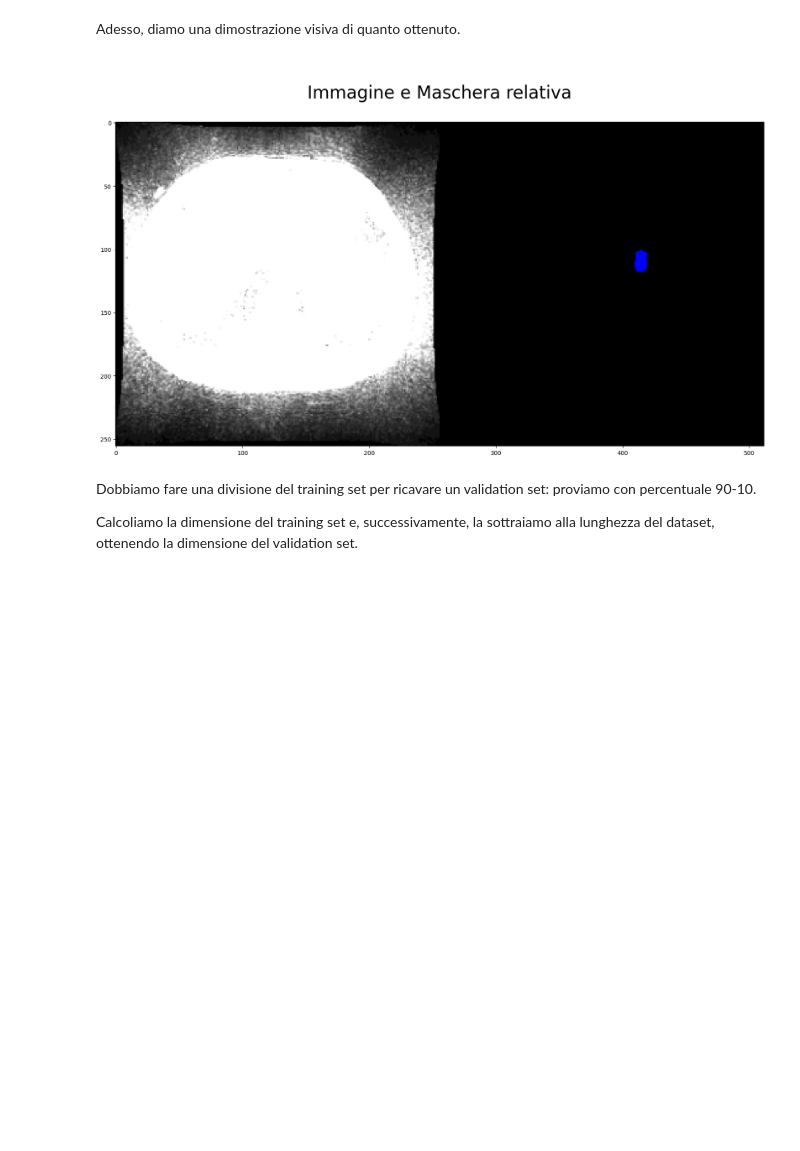
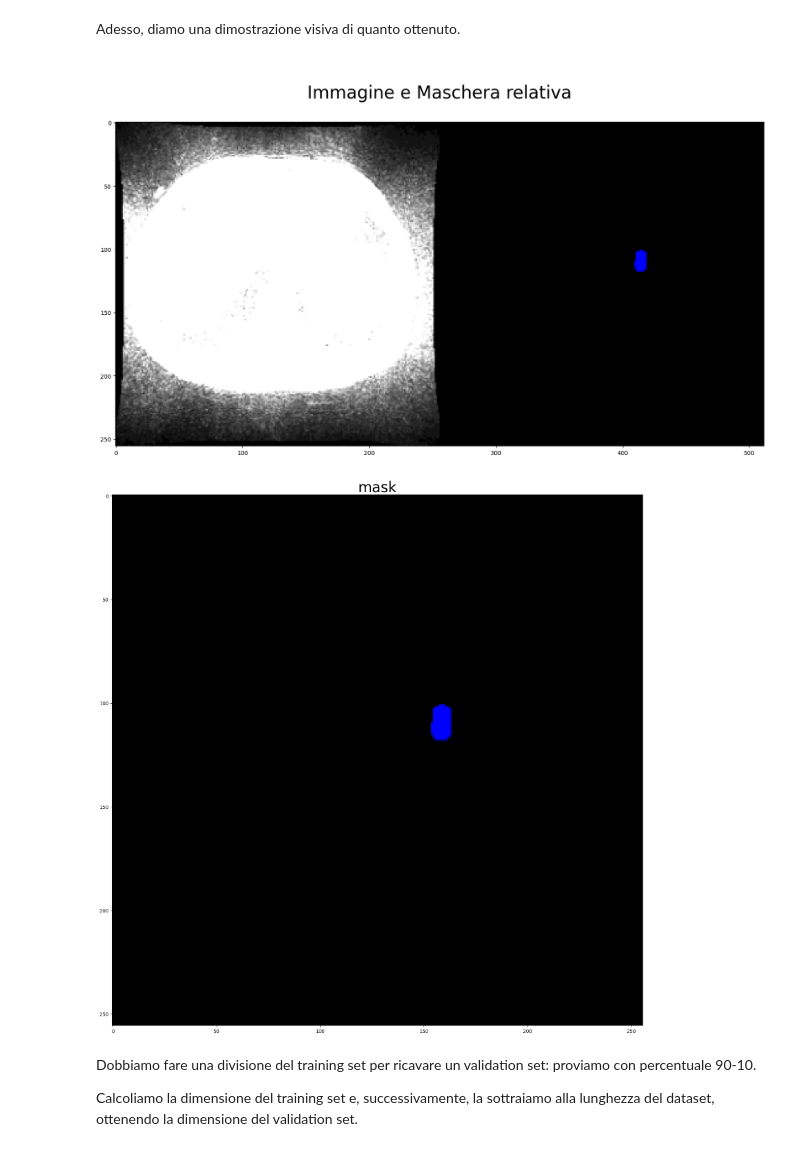
Before and after one commit to justdoit1897/BD-Image-Segmentation-Project, a Jupyter notebook: data_preparation_notebook.ipynb, the cells around one changed output. Drawn from its saved outputs; the diff is of its cells as text; code cells hidden in the pictures; blank space fills up the shorter version.

```diff
--- a/data_preparation_notebook.ipynb
+++ b/data_preparation_notebook.ipynb
@@ -413,21 +412,24 @@ Adesso, diamo una dimostrazione visiva di quanto ottenuto.
 # %%
 combined_im_mask = torch.cat([image, mask], dim=2)
 
 def show_image(tensor_image: torch.Tensor, name: str):
     """Funzione per visualizzare un'immagine definita da un Tensor
 
     Args:
         tensor_image (torch.Tensor): tensore dell'immagine da mostrare
         name (str): titolo dell'immagine
     """
     plt.figure(figsize=(20, 20))
     plt.imshow(tensor_image.permute(1,2,0))
     plt.title(name, size=30)
     plt.show()
 
 show_image(combined_im_mask, "\nImmagine e Maschera relativa\n")
+
+show_image(mask, "mask")
 # %% [output]
 [figure]
+[figure, added]
 # %% [markdown]
 Dobbiamo fare una divisione del training set per ricavare un validation set: proviamo con percentuale 90-10.
 
```
Also changed, not shown: parts of 1 cell of this notebook, 1 other file.
